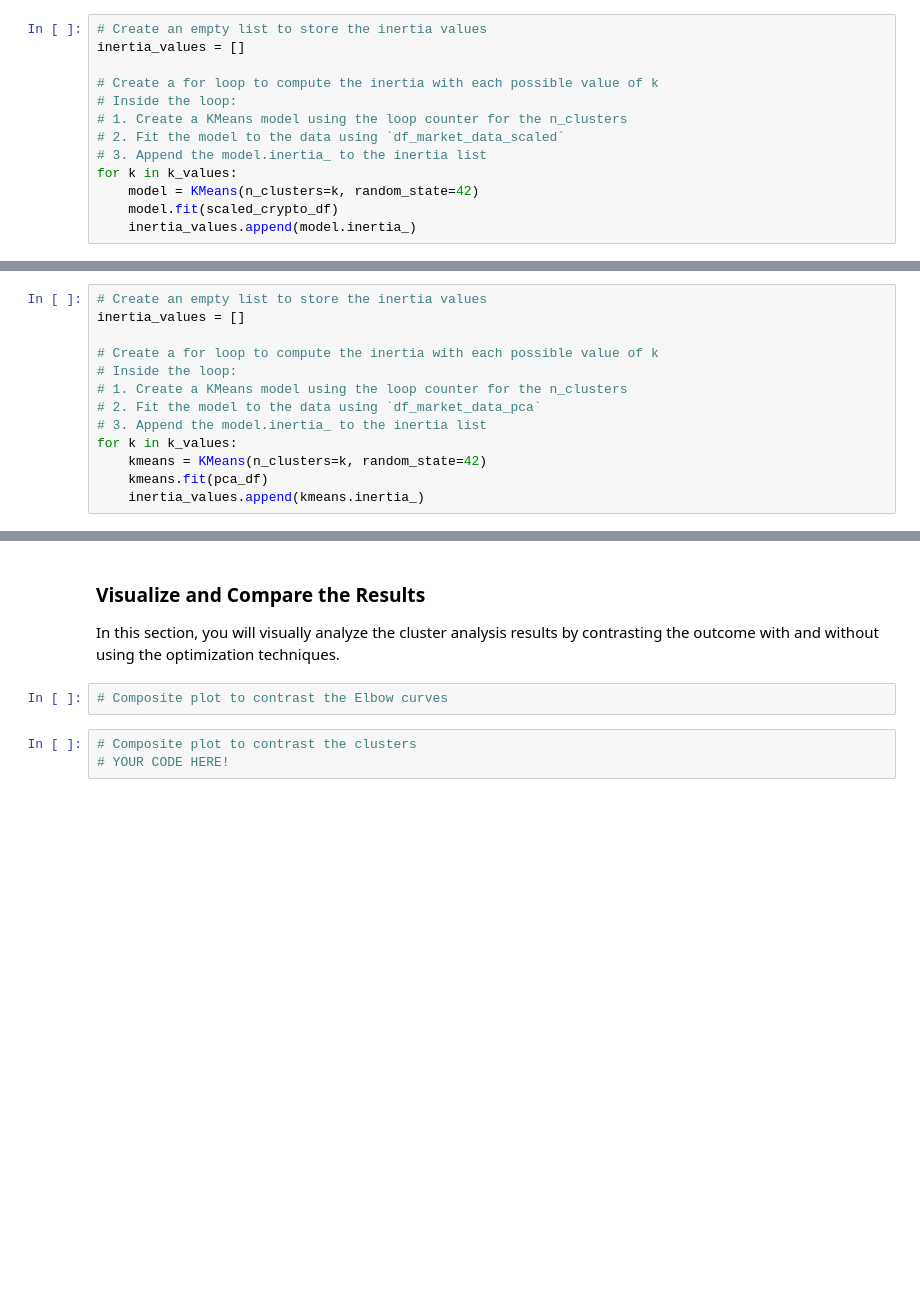
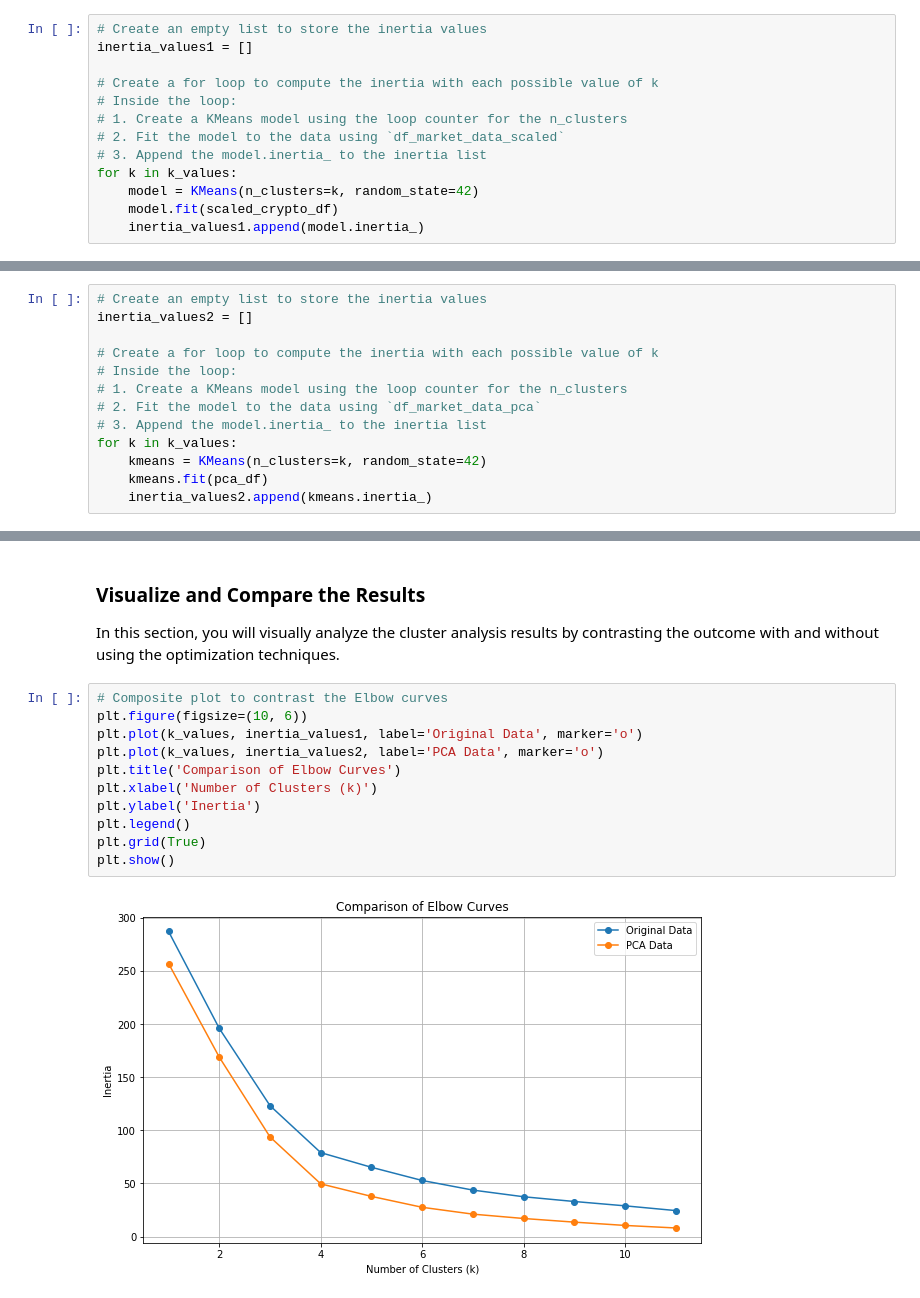
Before and after one commit to jayparikh1998/UofT-Bootcamp, a Jupyter notebook: CryptoCurrency/Crypto_Clustering.ipynb, the cells around one changed output, grey strips where cells are left out. Cells and saved outputs as stored; diff of their text form; blank space fills up the shorter version.

Commit message:
Added composite plots
Composite plots to compare the elbow graph and clustering

```diff
--- a/CryptoCurrency/Crypto_Clustering.ipynb
+++ b/CryptoCurrency/Crypto_Clustering.ipynb
@@ -86,7 +86,7 @@ print(k_values)
 [1, 2, 3, 4, 5, 6, 7, 8, 9, 10, 11]
 # %%
 # Create an empty list to store the inertia values
-inertia_values = []
+inertia_values1 = []
 
 # Create a for loop to compute the inertia with each possible value of k
 # Inside the loop:
@@ -96,7 +96,7 @@ inertia_values = []
 for k in k_values:
     model = KMeans(n_clusters=k, random_state=42)
     model.fit(scaled_crypto_df)
-    inertia_values.append(model.inertia_)
+    inertia_values1.append(model.inertia_)
 # %%
 # Create a dictionary with the data to plot the Elbow curve
 elbow_curve_data = {
@@ -235,7 +235,7 @@ Total Explained Variance: 89.50316570309842 %
 k_values = range(1, 12)
 # %%
 # Create an empty list to store the inertia values
-inertia_values = []
+inertia_values2 = []
 
 # Create a for loop to compute the inertia with each possible value of k
 # Inside the loop:
@@ -245,7 +245,7 @@ inertia_values = []
 for k in k_values:
     kmeans = KMeans(n_clusters=k, random_state=42)
     kmeans.fit(pca_df)
-    inertia_values.append(kmeans.inertia_)
+    inertia_values2.append(kmeans.inertia_)
 # %%
 # Create a dictionary with the data to plot the Elbow curve
 elbow_curve_data = {
@@ -304,8 +348,16 @@ plt.show()
 ### Visualize and Compare the Results
 
 In this section, you will visually analyze the cluster analysis results by contrasting the outcome with and without using the optimization techniques.
-# %%
-# Composite plot to contrast the Elbow curves
-# %%
-# Composite plot to contrast the clusters
-# YOUR CODE HERE!
+# %%
+# Composite plot to contrast the Elbow curves
+plt.figure(figsize=(10, 6))
+plt.plot(k_values, inertia_values1, label='Original Data', marker='o')
+plt.plot(k_values, inertia_values2, label='PCA Data', marker='o')
+plt.title('Comparison of Elbow Curves')
+plt.xlabel('Number of Clusters (k)')
+plt.ylabel('Inertia')
+plt.legend()
+plt.grid(True)
+plt.show()
+# %% [output]
+[figure, added]
```
Also changed, not shown: parts of 10 cells of this notebook.
